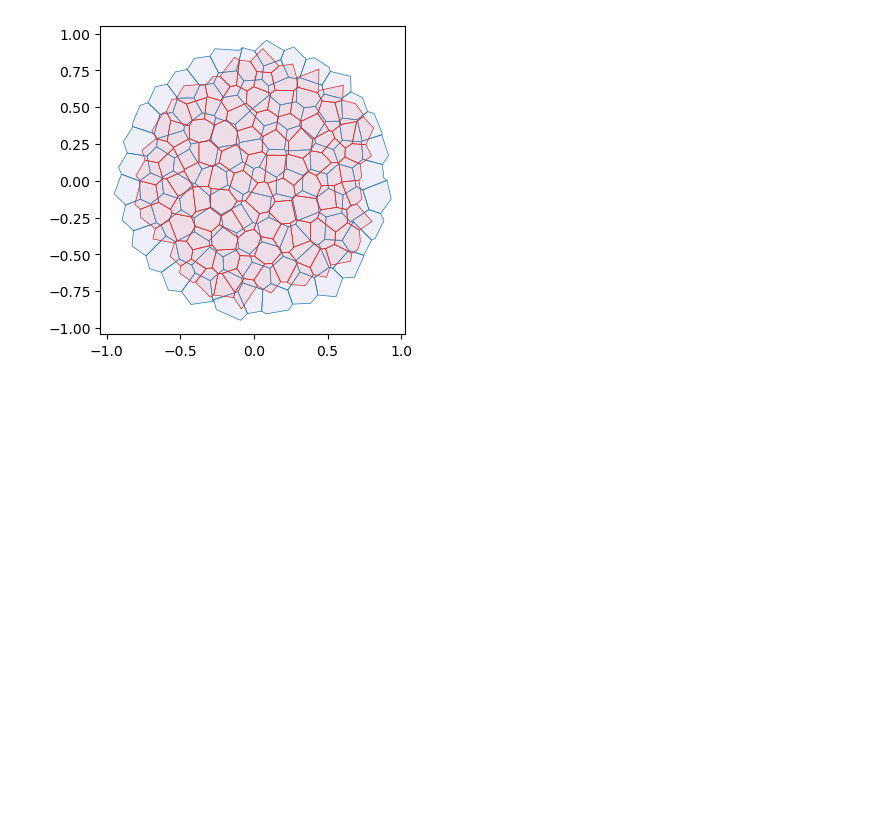
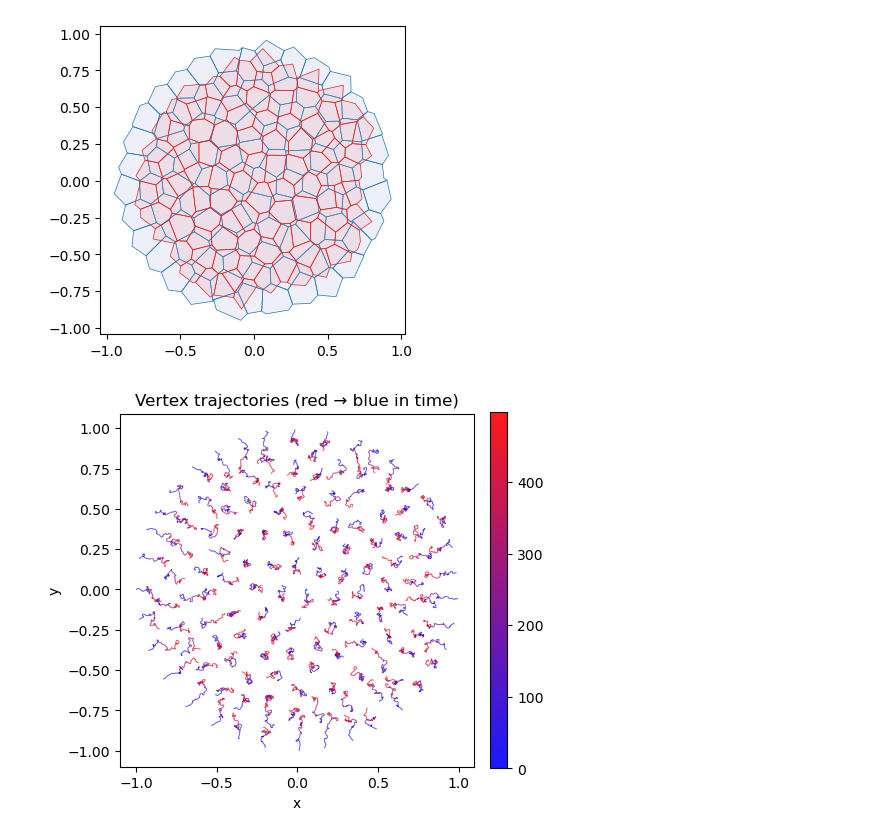
Before and after one commit to nikolas-claussen/triangulax, a Jupyter notebook: nbs/06_self-propelled_Voronoi_model.ipynb, the cells around one changed output. Drawn from its saved outputs; the diff is of its cells as text; code cells hidden in the pictures; blank space fills up the shorter version.

```diff
--- a/nbs/06_self-propelled_Voronoi_model.ipynb
+++ b/nbs/06_self-propelled_Voronoi_model.ipynb
@@ -89,8 +120,8 @@ def energy_ap(geommesh: GeomMesh, hemesh: HeMesh, a0: float, p0: float,
     """Area-perimeter energy for Voronoi cells.
     Adds small penalty for triangles with negative area.
     """
-    cell_areas = linops.get_cell_areas(geommesh.vertices, hemesh)
-    cell_perimeters = linops.get_cell_perimeters(geommesh.vertices, hemesh)
+    cell_areas = linops.get_voronoi_areas(geommesh.vertices, hemesh)
+    cell_perimeters = get_voronoi_perimeters(geommesh.vertices, hemesh)
     tri_areas = linops.get_triangle_areas(geommesh.vertices, hemesh)
     # add a factor 2x for boundary vertices to account for missing triangles
     cell_areas = jnp.where(hemesh.is_bdry, 2.0 * cell_areas, cell_areas)
@@ -101,8 +132,8 @@ def energy_ap(geommesh: GeomMesh, hemesh: HeMesh, a0: float, p0: float,
 
     return k_a*jnp.mean((cell_areas-a0)**2) + k_p * jnp.mean((cell_perimeters-p0)**2) + k_penalty*penality
 # %%
-cell_areas, cell_perimeters = (linops.get_cell_areas(geommesh.vertices, hemesh),
-                               linops.get_cell_perimeters(geommesh.vertices, hemesh))
+cell_areas, cell_perimeters = (linops.get_voronoi_areas(geommesh.vertices, hemesh),
+                               get_voronoi_perimeters(geommesh.vertices, hemesh))
 
 a_mean, p_mean = (cell_areas[~hemesh.is_bdry].mean(), cell_perimeters[~hemesh.is_bdry].mean())
 a_mean, p_mean, p_mean/np.sqrt(a_mean)
@@ -483,0 +507,29 @@ ax.autoscale_view();
+# %%
+## plot trajectories of vertices (color = time: blue → red)
+
+# logs.geommesh.vertices: (n_steps, n_vertices, 2), downsample in time
+stride = 10
+X = np.asarray(logs.geommesh.vertices)[::stride]
+T = X.shape[0]
+
+# Build line segments connecting consecutive time points for each vertex.
+segments = np.stack([X[:-1], X[1:]], axis=2).reshape(-1, 2, 2)
+t_idx = np.repeat(np.arange(T - 1), logs.geommesh.n_vertices)
+
+cmap = mpl.colors.LinearSegmentedColormap.from_list("blue_to_red", ["blue", "red"])
+norm = mpl.colors.Normalize(vmin=0, vmax=T - 2)
+
+lc = mpl.collections.LineCollection(segments, cmap=cmap, norm=norm, linewidths=0.6, alpha=0.9)
+lc.set_array(t_idx)
+
+fig, ax = plt.subplots(figsize=(5, 5))
+ax.add_collection(lc)
+ax.set_aspect("equal")
+ax.autoscale_view()
+ax.set_title("Vertex trajectories (red → blue in time)")
+ax.set_xlabel("x")
+ax.set_ylabel("y")
+
+cbar = fig.colorbar(lc, ax=ax, fraction=0.046, pad=0.04)
+# %% [output]
+[figure, added]
```
Also changed, not shown: parts of 12 cells of this notebook, 6 other files.
